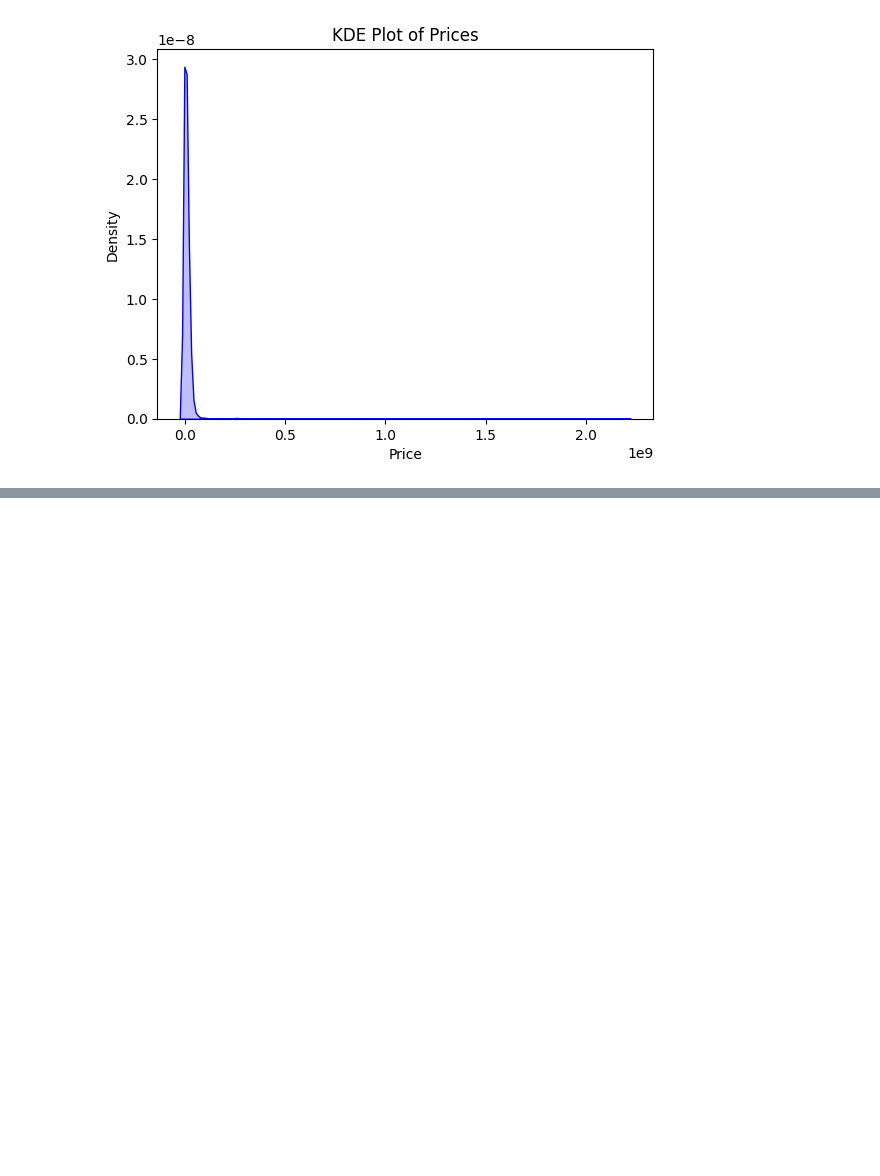
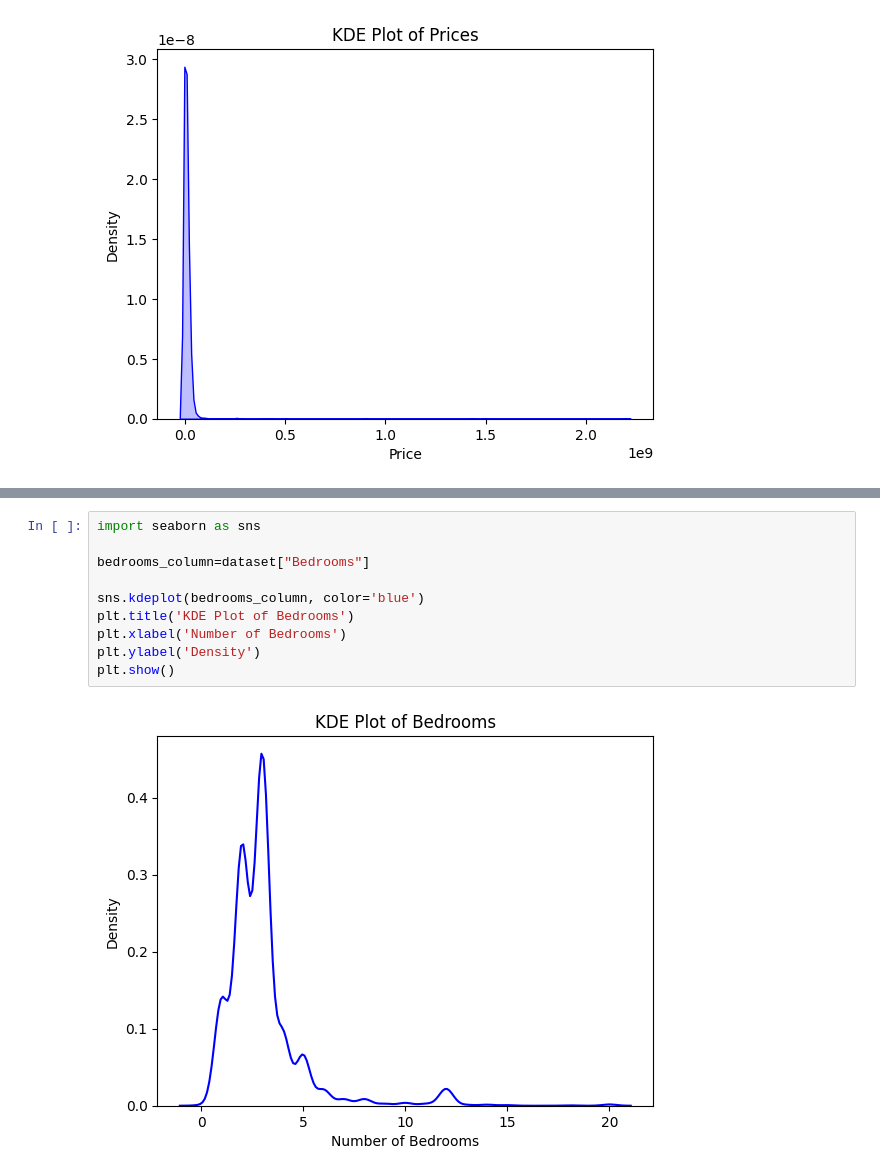
Before and after one commit to RevoEstate/PricePrediction, a Jupyter notebook: 1preprocessing.ipynb, the cells around one changed output, grey strips where cells are left out. Saved outputs shown, nothing was run; the diff lists cells and outputs as text; blank space fills up the shorter version.

```diff
--- a/1preprocessing.ipynb
+++ b/1preprocessing.ipynb
@@ -67,0 +89,12 @@ plt.show()
+# %%
+import seaborn as sns
+
+bedrooms_column=dataset["Bedrooms"]
+
+sns.kdeplot(bedrooms_column, color='blue')
+plt.title('KDE Plot of Bedrooms')
+plt.xlabel('Number of Bedrooms')
+plt.ylabel('Density')
+plt.show()
+# %% [output]
+[figure, added]
```
Also changed, not shown: parts of 37 cells of this notebook, 1 other file.
